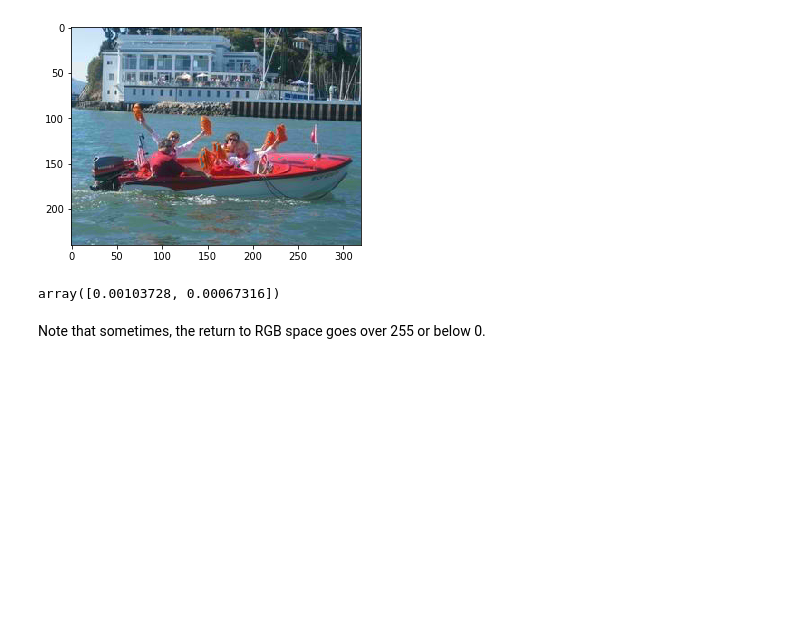
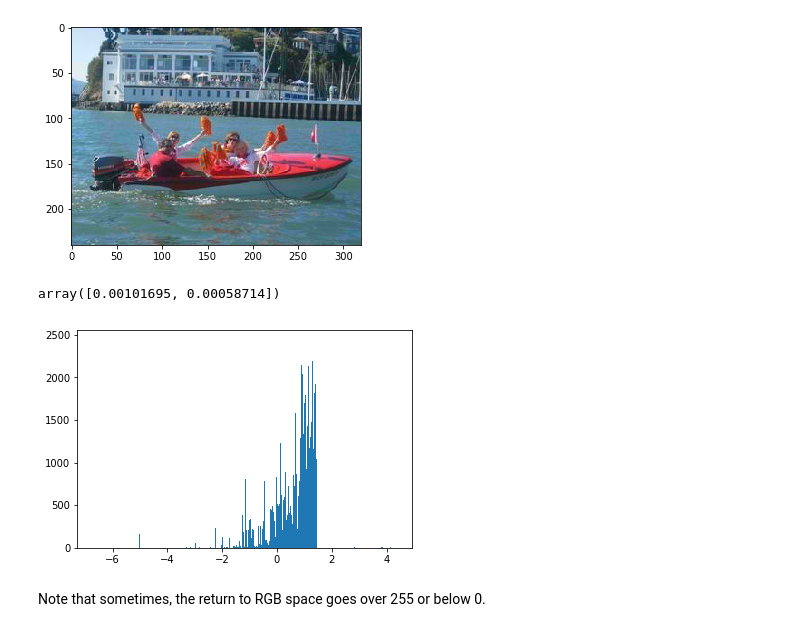
Before and after one commit to vincentbillaut/all-colors-matter, a Jupyter notebook: notebooks/ColorDiscretizer demo.ipynb, the cells around one changed output. Saved outputs shown, nothing was run; the diff lists cells and outputs as text; code cells hidden in the pictures; blank space fills up the shorter version.

```diff
--- a/notebooks/ColorDiscretizer demo.ipynb
+++ b/notebooks/ColorDiscretizer demo.ipynb
@@ -100,13 +105,11 @@ UVpixels = np.reshape(UVimage, newshape=[-1, 2])
 Use ``matplotlib.pyplot.imread`` instead.
   if __name__ == '__main__':
 # %%
-pixels_categories = cd.categorize(UVpixels)
+pixels_categories = cd.categorize(UVimage)
 
-pixel_categories_onehot = np.zeros([len(pixels_categories), cd.n_categories])
-pixel_categories_onehot[range(len(pixels_categories)), pixels_categories] = 1
+pixel_categories_onehot = to_categorical(pixels_categories, num_classes=cd.n_categories)
 
-reconstructed_UVpixels = cd.UVpixels_from_distribution(pixel_categories_onehot)
-reconstructed_UVimage = np.reshape(reconstructed_UVpixels, newshape=UVimage.shape)
+reconstructed_UVimage = cd.UVpixels_from_distribution(pixel_categories_onehot)
 # %%
 plt.imshow(YUV_to_RGB(np.concatenate([Yimage, UVimage], axis=2)) / 255)
 plt.show()
@@ -120,9 +123,14 @@ plt.show()
 Clipping input data to the valid range for imshow with RGB data ([0..1] for floats or [0..255] for integers).
 [figure]
 # %%
-np.linalg.norm(reconstructed_UVpixels - UVpixels, axis = 0) / len(UVpixels) / np.std(UVpixels, axis = 0)
+np.linalg.norm(reconstructed_UVimage - UVimage, axis = (0, 1)) / len(UVpixels) / np.std(UVpixels, axis = 0)
 # %% [output]
-array([0.00103728, 0.00067316])
+array([0.00101695, 0.00058714])
+# %%
+plt.hist(np.reshape(np.log(np.abs(reconstructed_UVimage - UVimage)), [-1, 1]), bins = 1000)
+plt.show()
+# %% [output]
+[figure, added]
 # %% [markdown]
 Note that sometimes, the return to RGB space goes over 255 or below 0.
 # %%
```
Also changed, not shown: parts of 10 cells of this notebook, 1 other file.
